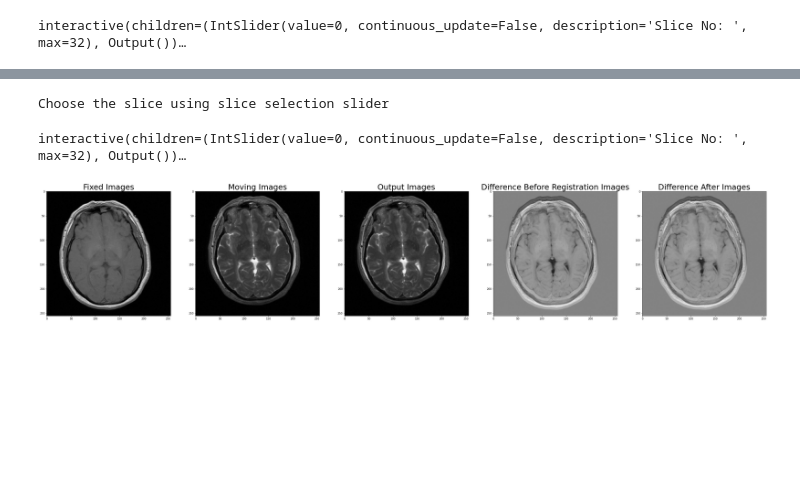
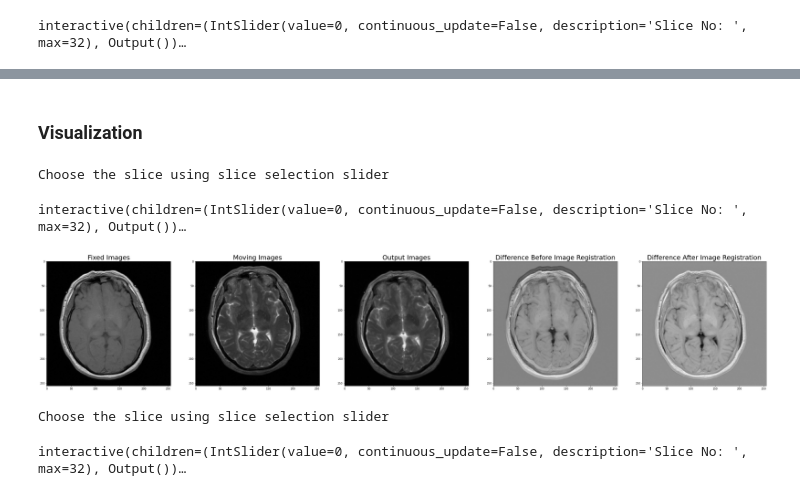
Before and after one commit to Mithunjha/ITK_ImageRegistration3D, a Jupyter notebook: Registration.ipynb, the cells around one changed output, grey strips where cells are left out. Drawn from its saved outputs; the diff is of its cells as text; code cells hidden in the pictures; blank space fills up the shorter version.

```diff
--- a/Registration.ipynb
+++ b/Registration.ipynb
@@ -194,3 +288,5 @@ writer.Update()
+# %% [markdown]
+### Visualization
 # %%
 print("Choose the slice using slice selection slider")
 select_slice = IntSlider(min=0, max=fixed_vis.shape[0]-1, description='Slice No: ', continuous_update=False) # slider from 0 to max number of slices # set true for continuous_update
@@ -213,10 +309,10 @@ interactive(children=(IntSlider(value=0, continuous_update=False, description='S
 # %%
 sliced = 17
 fig, ax = plt.subplots(1,5, figsize=(50,25))
-ax[0].imshow(fixed_vis[sliced], cmap='gray'), ax[0].set_title('Fixed Images',fontsize = 30)
-ax[1].imshow(moving_vis[sliced], cmap='gray'), ax[1].set_title('Moving Images',fontsize = 30)
-ax[2].imshow(out_vis[sliced], cmap='gray'), ax[2].set_title('Output Images',fontsize = 30);
-ax[4].imshow(after_vis[sliced], cmap='gray'), ax[4].set_title('Difference After Images',fontsize = 30);
-ax[3].imshow(before_vis[sliced], cmap='gray'), ax[3].set_title('Difference Before Registration Images',fontsize = 30);
+ax[0].imshow(fixed_vis[sliced], cmap='gray'), ax[0].set_title('Fixed Images',fontsize = 25)
+ax[1].imshow(moving_vis[sliced], cmap='gray'), ax[1].set_title('Moving Images',fontsize = 25)
+ax[2].imshow(out_vis[sliced], cmap='gray'), ax[2].set_title('Output Images',fontsize = 25);
+ax[3].imshow(before_vis[sliced], cmap='gray'), ax[3].set_title('Difference Before Image Registration',fontsize = 25);
+ax[4].imshow(after_vis[sliced], cmap='gray'), ax[4].set_title('Difference After Image Registration',fontsize = 25);
 # %% [output]
-[figure, old version]
+[figure, new version]
@@ -222,0 +334,21 @@ ax[3].imshow(before_vis[sliced], cmap='gray'), ax[3].set_title('Difference Befor
+# %%
+print("Choose the slice using slice selection slider")
+select_slice = IntSlider(min=0, max=fixed_vis.shape[0]-1, description='Slice No: ', continuous_update=False) # slider from 0 to max number of slices # set true for continuous_update
+
+# Define a function for plotting images
+def plot_slices(sliced):
+    before = get_merged_img(fixed_vis[sliced], moving_vis[sliced], grids=4)
+    after = get_merged_img(fixed_vis[sliced], out_vis[sliced], grids=4)
+    fig, ax = plt.subplots(1,5, figsize=(50,25))
+    ax[0].imshow(fixed_vis[sliced], cmap='gray'), ax[0].set_title('Fixed Images',fontsize = 30)
+    ax[1].imshow(moving_vis[sliced], cmap='gray'), ax[1].set_title('Moving Images',fontsize = 30)
+    ax[2].imshow(out_vis[sliced], cmap='gray'), ax[2].set_title('Output Images',fontsize = 30)
+    ax[3].imshow(before, cmap='gray'), ax[3].set_title('Before Registration',fontsize = 30)
+    ax[4].imshow(after, cmap='gray'), ax[4].set_title('After Registration',fontsize = 30)
+
+
+# Use the interactive() tool to create the visualization
+interactive(plot_slices , sliced=select_slice)
+# %% [output]
+Choose the slice using slice selection slider
+interactive(children=(IntSlider(value=0, continuous_update=False, description='Slice No: ', max=32), Output())…
```
Also changed, not shown: parts of 16 cells of this notebook.
